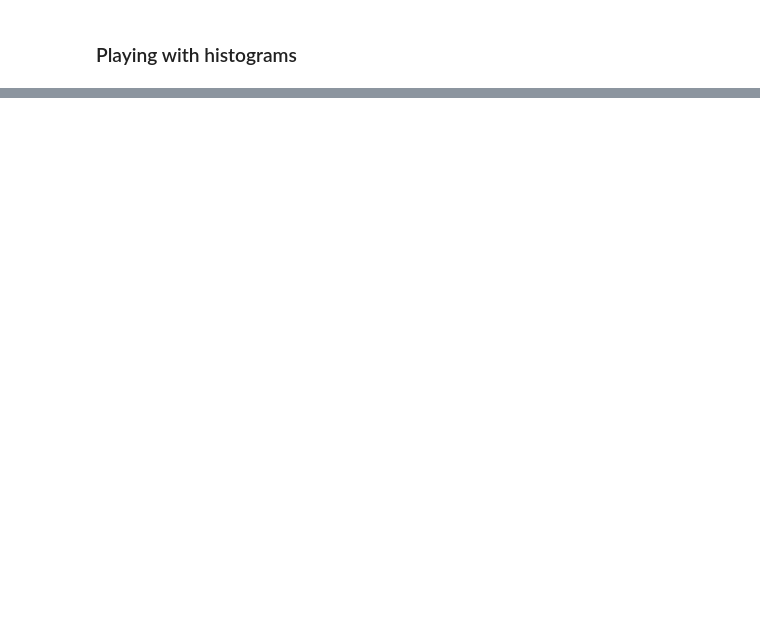
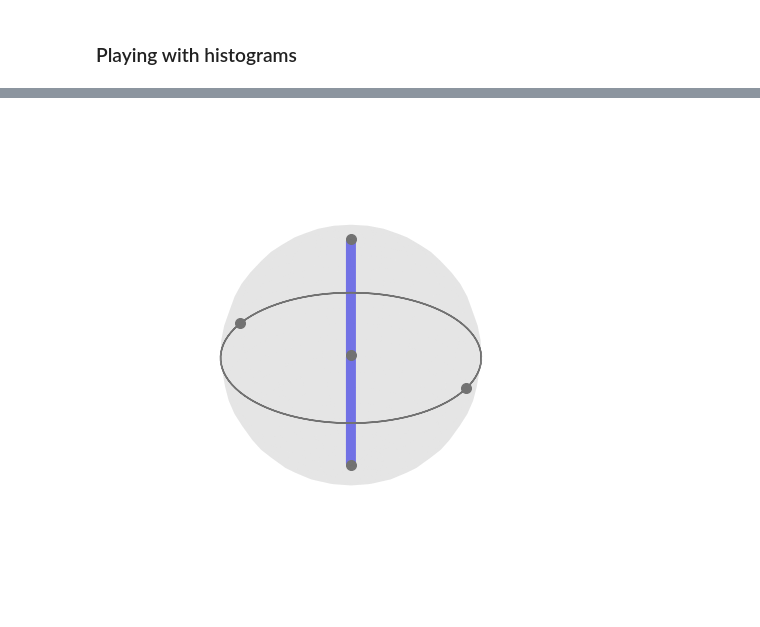
Before and after one commit to kalebinn/QuantumComputing, a Jupyter notebook: Plotting_in_Qiskit.ipynb, the cells around one changed output, grey strips where cells are left out. Cells and saved outputs as stored; diff of their text form; code cells hidden in the pictures; blank space fills up the shorter version.

```diff
--- a/Plotting_in_Qiskit.ipynb
+++ b/Plotting_in_Qiskit.ipynb
@@ -75,0 +97,4 @@ iplot_histogram(result_count)
+# %%
+plot_state_qsphere(state_vector_psi)
+# %% [output]
+[figure, added]
```
Also changed, not shown: parts of 14 cells of this notebook.
